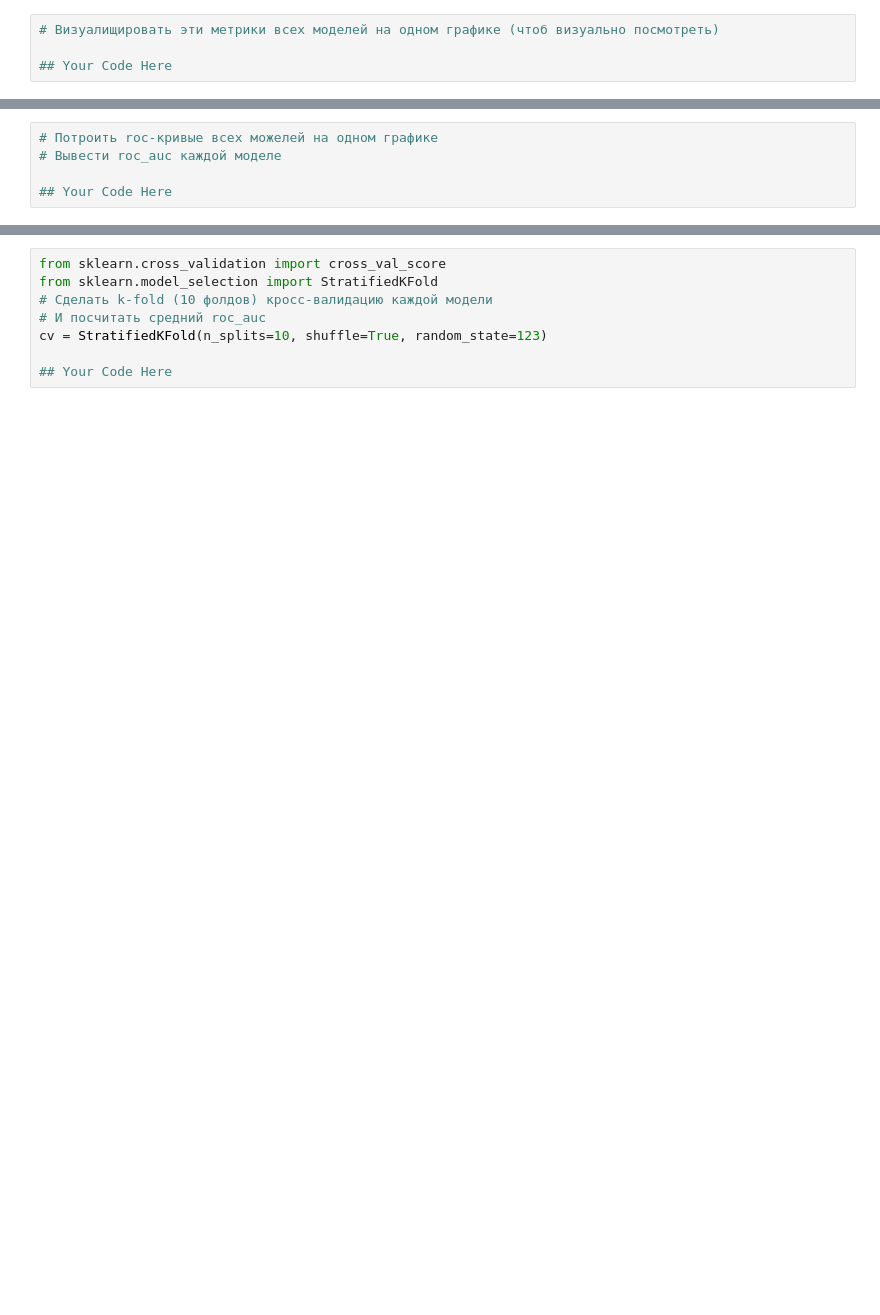
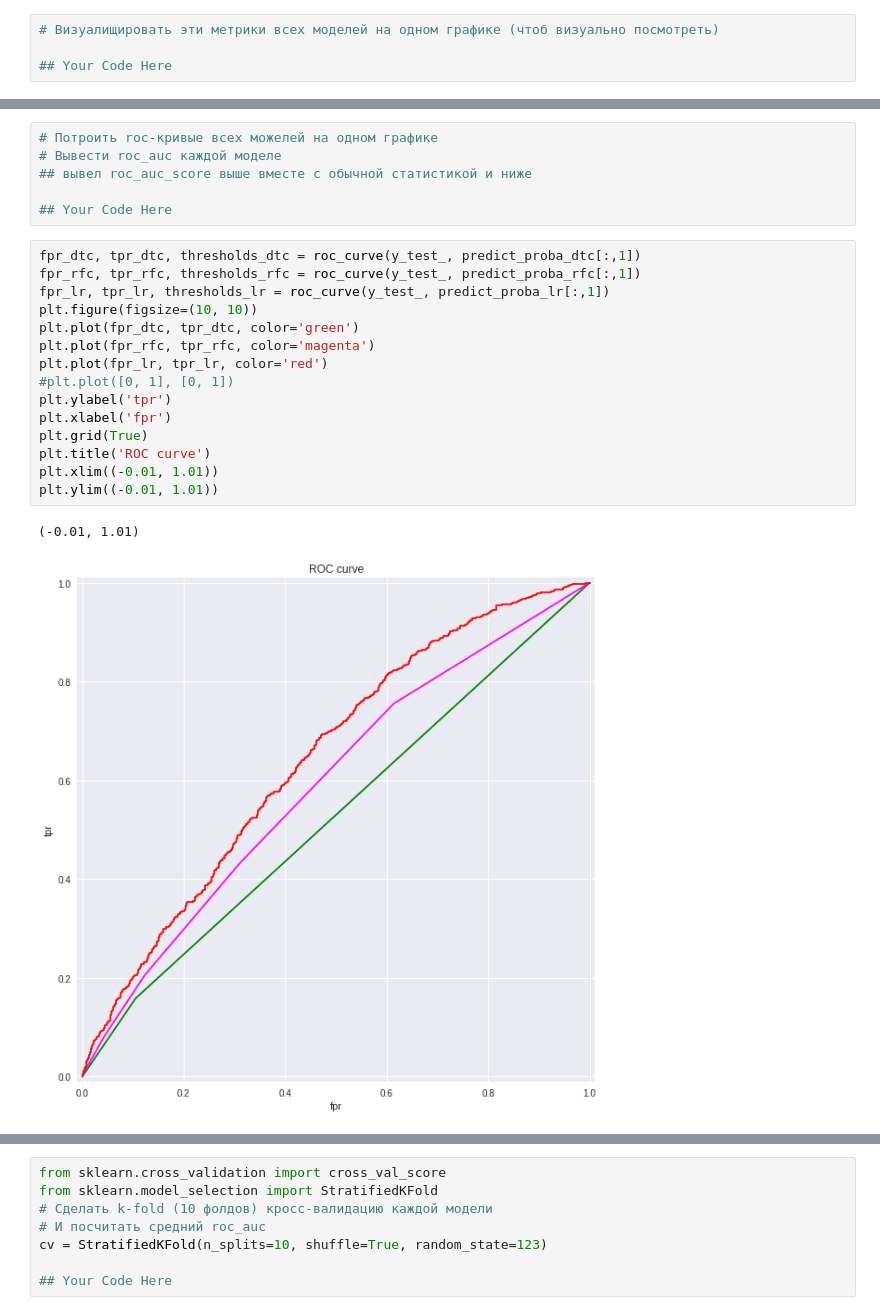
Before and after one commit to sm1ly/sfml, a Jupyter notebook: hw_02/ml-intro-hw.ipynb, the cells around one changed output, grey strips where cells are left out. Drawn from its saved outputs; the diff is of its cells as text; blank space fills up the shorter version.

```diff
--- a/hw_02/ml-intro-hw.ipynb
+++ b/hw_02/ml-intro-hw.ipynb
@@ -448,5 +496,24 @@ NameError: name 'y' is not defined
 # %%
 # Потроить roc-кривые всех можелей на одном графике
 # Вывести roc_auc каждой моделе
+## вывел roc_auc_score выше вместе с обычной статистикой и ниже
 
 ## Your Code Here
+# %%
+fpr_dtc, tpr_dtc, thresholds_dtc = roc_curve(y_test_, predict_proba_dtc[:,1])
+fpr_rfc, tpr_rfc, thresholds_rfc = roc_curve(y_test_, predict_proba_rfc[:,1])
+fpr_lr, tpr_lr, thresholds_lr = roc_curve(y_test_, predict_proba_lr[:,1])
+plt.figure(figsize=(10, 10))
+plt.plot(fpr_dtc, tpr_dtc, color='green')
+plt.plot(fpr_rfc, tpr_rfc, color='magenta')
+plt.plot(fpr_lr, tpr_lr, color='red')
+#plt.plot([0, 1], [0, 1])
+plt.ylabel('tpr')
+plt.xlabel('fpr')
+plt.grid(True)
+plt.title('ROC curve')
+plt.xlim((-0.01, 1.01))
+plt.ylim((-0.01, 1.01))
+# %% [output]
+(-0.01, 1.01)
+[figure, added]
```
Also changed, not shown: parts of 20 cells of this notebook.
